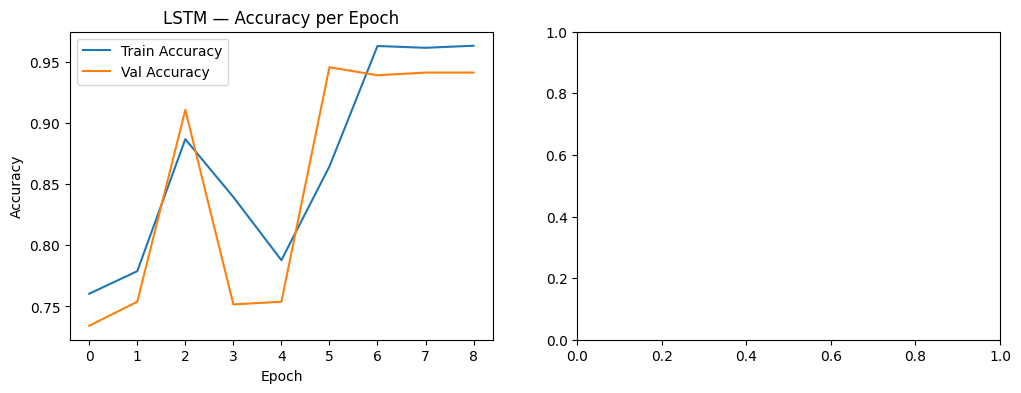
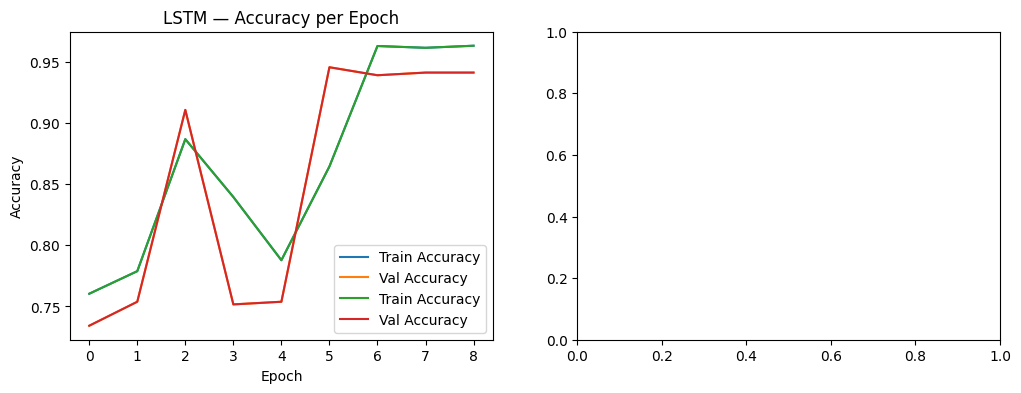
The notebook cell's code change between the first figure and the second:
--- before
+++ after
@@ -7,2 +7,9 @@
 axes[0].set_ylabel('Accuracy')
 axes[0].legend()
+
+axes[0].plot(history.history['accuracy'],     label='Train Accuracy')
+axes[0].plot(history.history['val_accuracy'], label='Val Accuracy')
+axes[0].set_title('LSTM — Accuracy per Epoch')
+axes[0].set_xlabel('Epoch')
+axes[0].set_ylabel('Accuracy')
+axes[0].legend()

Commit: Created using Colab